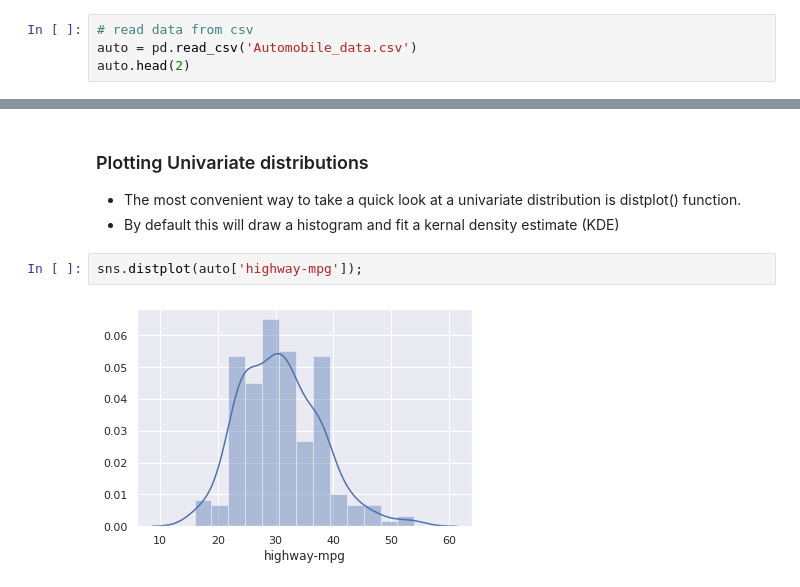
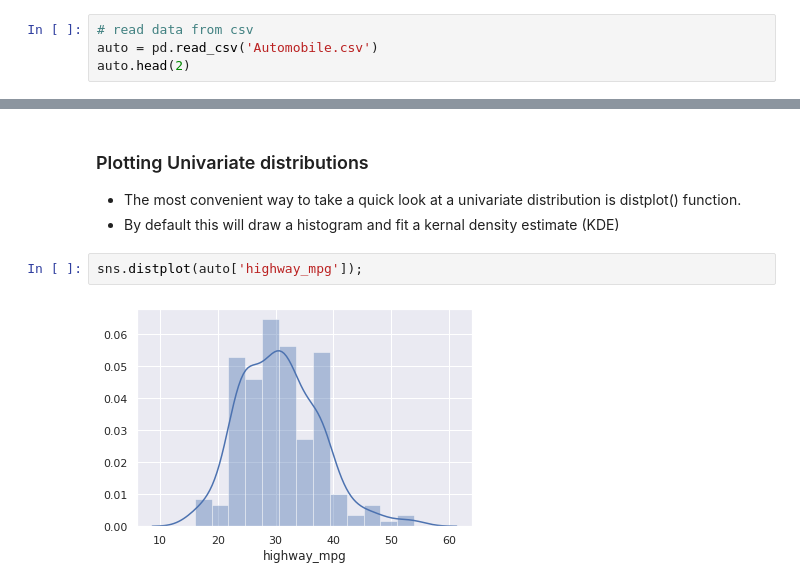
Before and after one commit to Iamsbharti/ML-AI, a Jupyter notebook: visualization/visulaization_p.ipynb, the cells around one changed output, grey strips where cells are left out. Drawn from its saved outputs; the diff is of its cells as text.

```diff
--- a/visualization/visulaization_p.ipynb
+++ b/visualization/visulaization_p.ipynb
@@ -11,6 +11,6 @@ sns.set(color_codes=True)
 %matplotlib inline
 # %%
 # read data from csv
-auto = pd.read_csv('Automobile_data.csv')
+auto = pd.read_csv('Automobile.csv')
 auto.head(2)
 # %% [output]
@@ -38,6 +38,6 @@ Name: highway-mpg, Length: 205, dtype: int64
 - The most convenient way to take a quick look at a univariate distribution is distplot() function.
 - By default this will draw a histogram and fit a kernal density estimate (KDE)
 # %%
-sns.distplot(auto['highway-mpg']);
+sns.distplot(auto['highway_mpg']);
 # %% [output]
-[figure, old version]
+[figure, new version]
```
Also changed, not shown: parts of 10 cells of this notebook, 1 other file.
